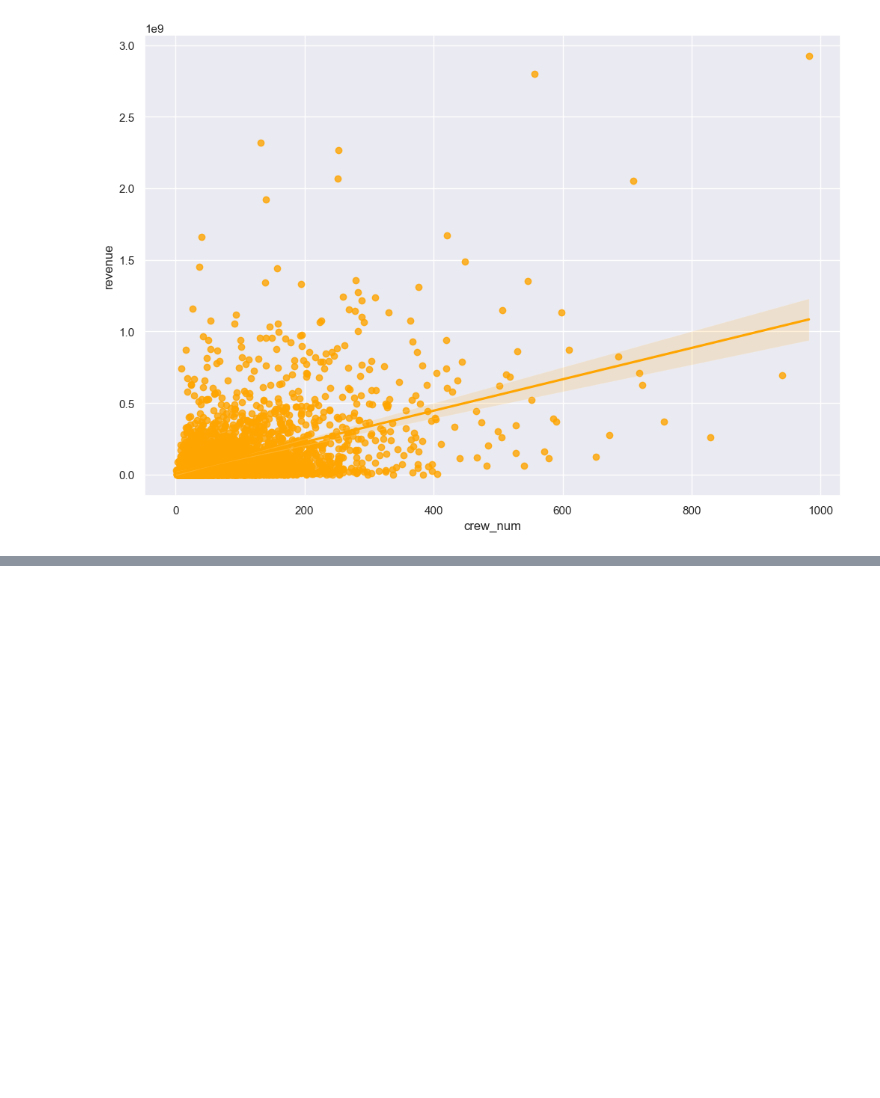
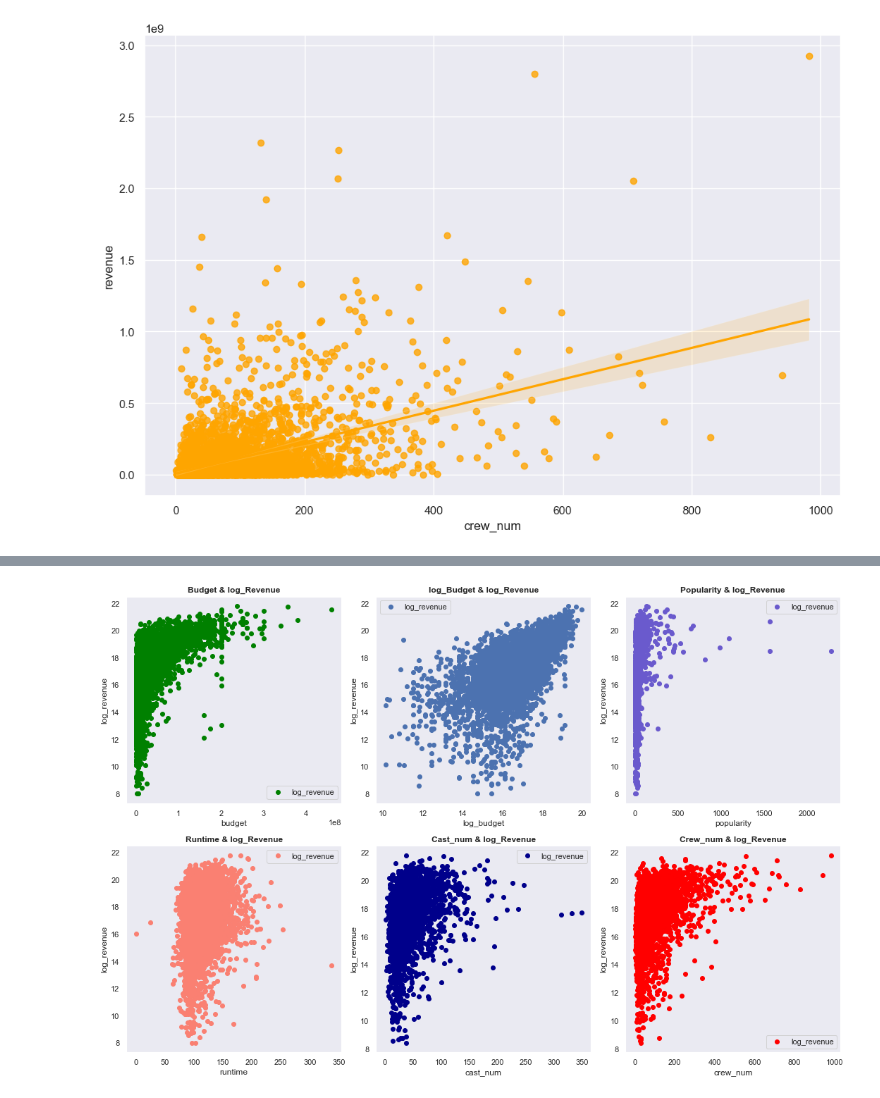
Before and after one commit to RyanYuanyang/TMDB-Movie-Prediction, a Jupyter notebook: DataAnalysis.ipynb, the cells around one changed output, grey strips where cells are left out. Cells and saved outputs as stored; diff of their text form; code cells hidden in the pictures; blank space fills up the shorter version.

```diff
--- a/DataAnalysis.ipynb
+++ b/DataAnalysis.ipynb
@@ -598,0 +682,4 @@ crew_num    0.478006  0.523629    0.158322  0.171717  0.270079  1.000000
+# %%
+error = train_true[(train_true['revenue'] == 0) | (train_true['budget'] == 0)]
+non_error = train_true[(train_true['budget'] != 0) & (train_true['revenue'] != 0)]
+print('Number of data points with zero budget or revenue: ', len(error))
@@ -598,0 +688,13 @@ crew_num    0.478006  0.523629    0.158322  0.171717  0.270079  1.000000
+# %%
+#move all the data whose log_budegt is less than 10 in non-error to the error dataframe
+temp = non_error[non_error['log_budget'] < 10]
+error = error.append(temp, ignore_index=True)
+non_error = non_error[non_error['log_budget'] >= 10]
+#move all the data whose log_revenue is less than 7.5 in non-error to the error dataframe
+temp = non_error[non_error['log_revenue'] < 7.5]
+error = error.append(temp, ignore_index=True)
+non_error = non_error[non_error['log_revenue'] >= 7.5]
+# %%
+train_res = non_error.dropna(thresh=22)
+#preserve rows with more than "thresh" values
+train_res.describe(include="all")
@@ -598,0 +715,25 @@ crew_num    0.478006  0.523629    0.158322  0.171717  0.270079  1.000000
+# %%
+fig, ax = plt.subplots(2, 3, figsize=(15, 10), tight_layout=True)
+
+train_res.plot(ax=ax[0][0], x='budget', y='log_revenue', style='o', ylabel= 'log_revenue', color='green').set_title('Budget & log_Revenue', fontweight="bold")
+ax[0][0].grid()
+
+train_res.plot(ax=ax[0][1], x='log_budget', y='log_revenue', style='o', ylabel= 'log_revenue').set_title('log_Budget & log_Revenue', fontweight="bold")
+ax[0][1].grid()
+
+train_res.plot(ax=ax[0][2], x='popularity', y='log_revenue', style='o', ylabel= 'log_revenue', color='slateblue').set_title('Popularity & log_Revenue', fontweight="bold")
+ax[0][2].grid()
+
+train_res.plot(ax=ax[1][0], x='runtime', y='log_revenue', style='o', ylabel= 'log_revenue', color='salmon').set_title('Runtime & log_Revenue', fontweight="bold")
+ax[1][0].grid()
+
+train_res.plot(ax=ax[1][1], x='cast_num', y='log_revenue', style='o', ylabel= 'log_revenue', color='DarkBlue').set_title('Cast_num & log_Revenue', fontweight="bold")
+ax[1][1].grid()
+
+train_res.plot(ax=ax[1][2], x='crew_num', y='log_revenue', style='o', ylabel= 'log_revenue', color='red').set_title('Crew_num & log_Revenue', fontweight="bold")
+ax[1][2].grid()
+
+fig.tight_layout(pad=4.0)
+plt.show()
+# %% [output]
+[figure, added]
```
Also changed, not shown: parts of 11 cells of this notebook.
